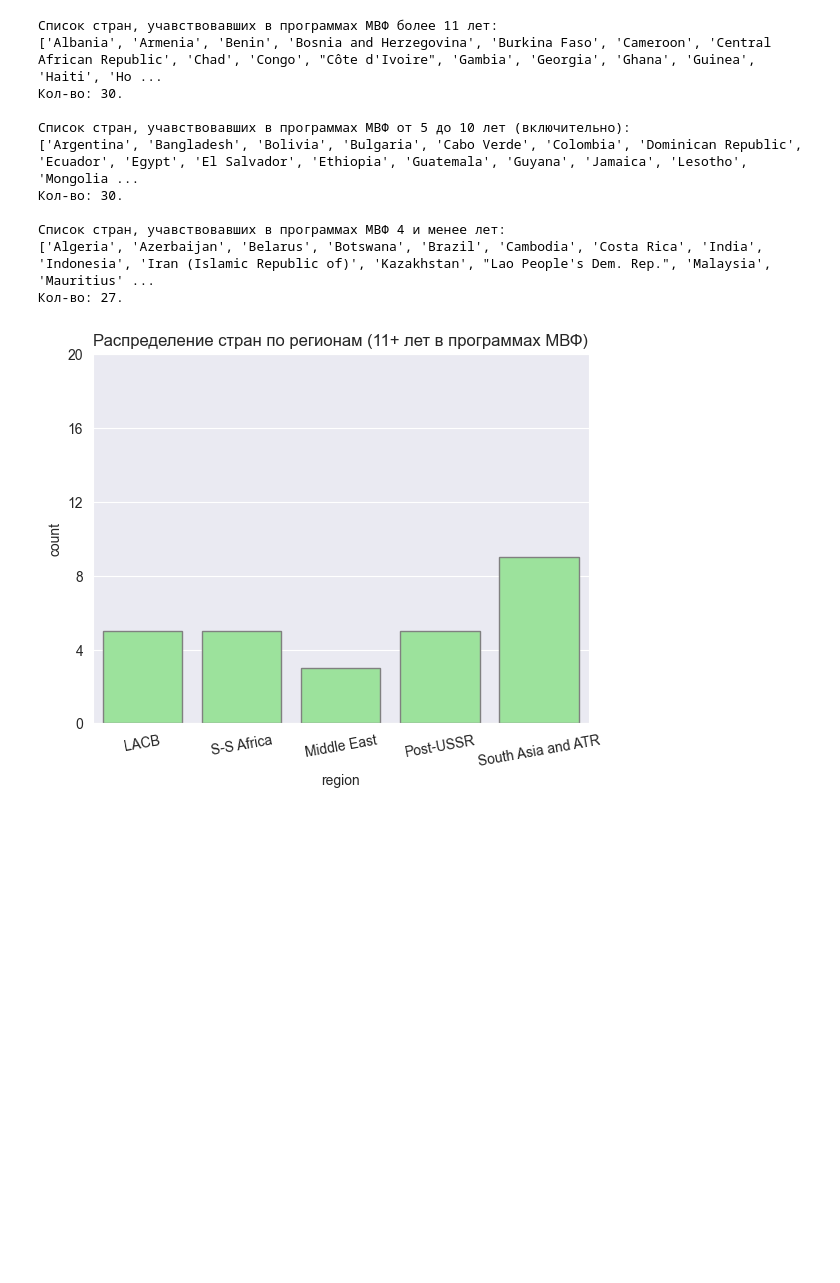
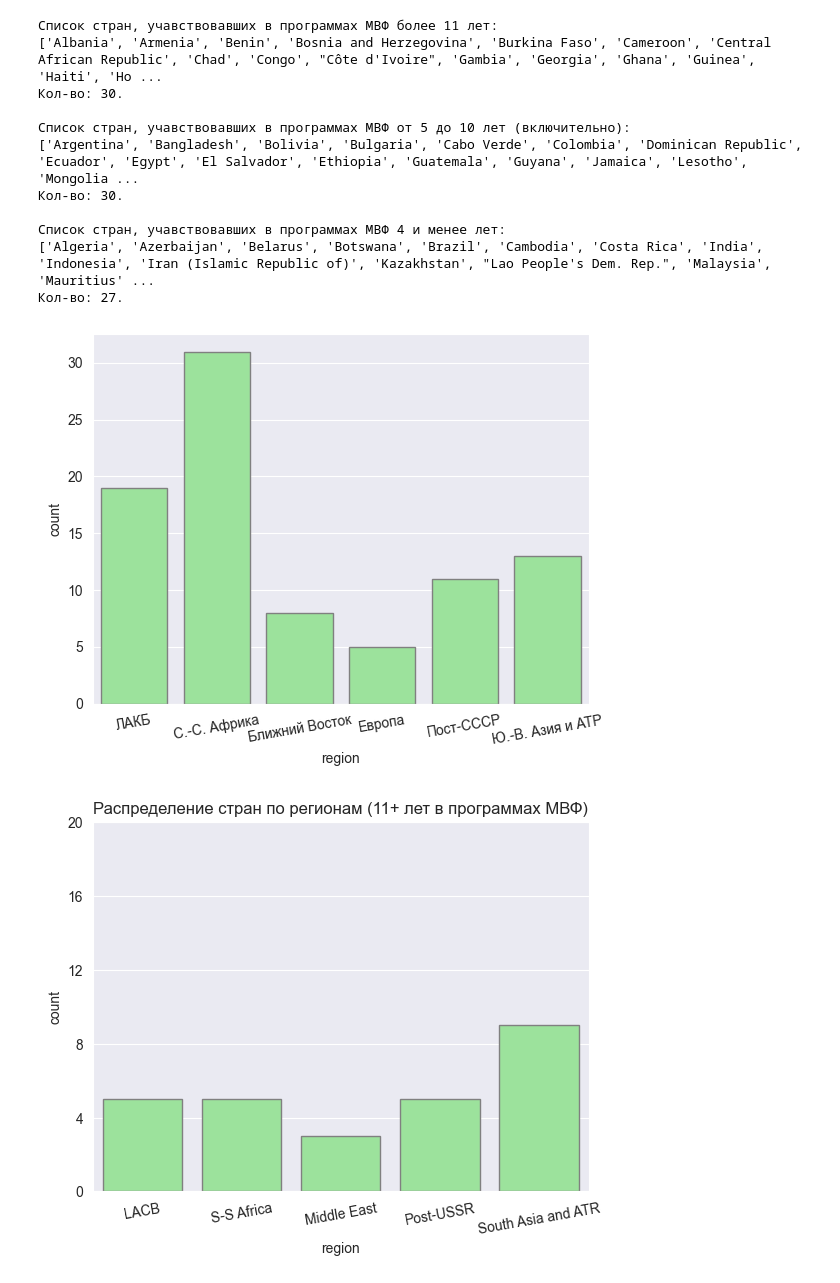
Before and after one commit to kalexxandrov/Public-research-projects, a Jupyter notebook: Dissertation/descriptive_st.ipynb, the cells around one changed output. Drawn from its saved outputs; the diff is of its cells as text; code cells hidden in the pictures; blank space fills up the shorter version.

```diff
--- a/Dissertation/descriptive_st.ipynb
+++ b/Dissertation/descriptive_st.ipynb
@@ -892,6 +892,19 @@ print(f'Кол-во: {len(states_4_and_less.index.tolist())}.')
 Список стран, учавствовавших в программах МВФ 4 и менее лет:
 ['Algeria', 'Azerbaijan', 'Belarus', 'Botswana', 'Brazil', 'Cambodia', 'Costa Rica', 'India', 'Indonesia', 'Iran (Islamic Republic of)', 'Kazakhstan', "Lao People's Dem. Rep.", 'Malaysia', 'Mauritius' ...
 Кол-во: 27.
+# %%
+all_states = df.groupby('state_name')['region'].agg('mean')
+
+region_sum = all_states.value_counts().sort_index()
+
+sns.set_style('darkgrid')
+ax = sns.barplot(x=region_sum.index, y=region_sum.values, color='lightgreen', edgecolor='grey')
+ax.set_xticks(range(len(region_sum)))
+ax.set_xticklabels(['ЛАКБ', 'С.-С. Африка', 'Ближний Восток', 'Европа', 'Пост-СССР', 'Ю.-В. Азия и АТР'], rotation=10)
+plt.ylabel('count')
+plt.show()
+# %% [output]
+[figure, added]
 # %%
 states_11_plus = df[df.groupby('state_name')['imf_pr'].transform('sum') >= 11].groupby('state_name')['region'].agg('mean')
 states_5_to_10 = df[(df.groupby('state_name')['imf_pr'].transform('sum') >= 5) & (df.groupby('state_name')['imf_pr'].transform('sum') <= 10)].groupby('state_name')['region'].agg('mean')
```
Also changed, not shown: parts of 50 cells of this notebook, 9 other files.
